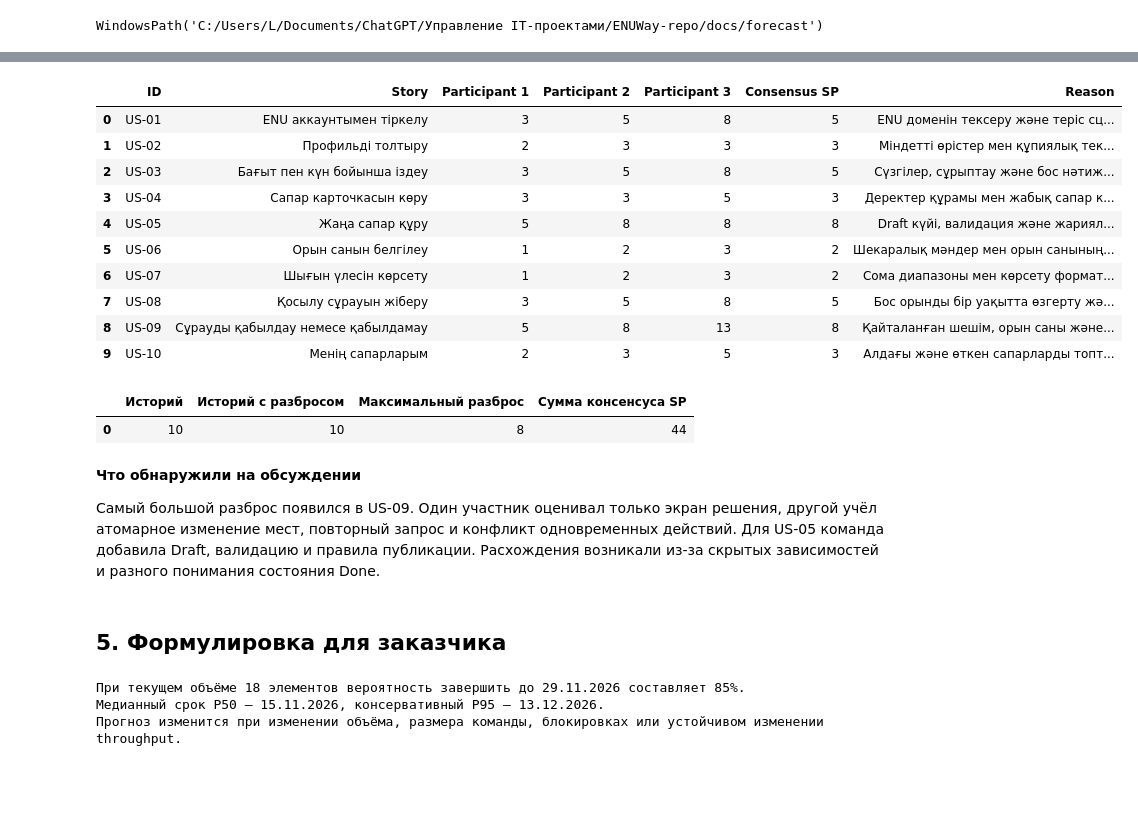
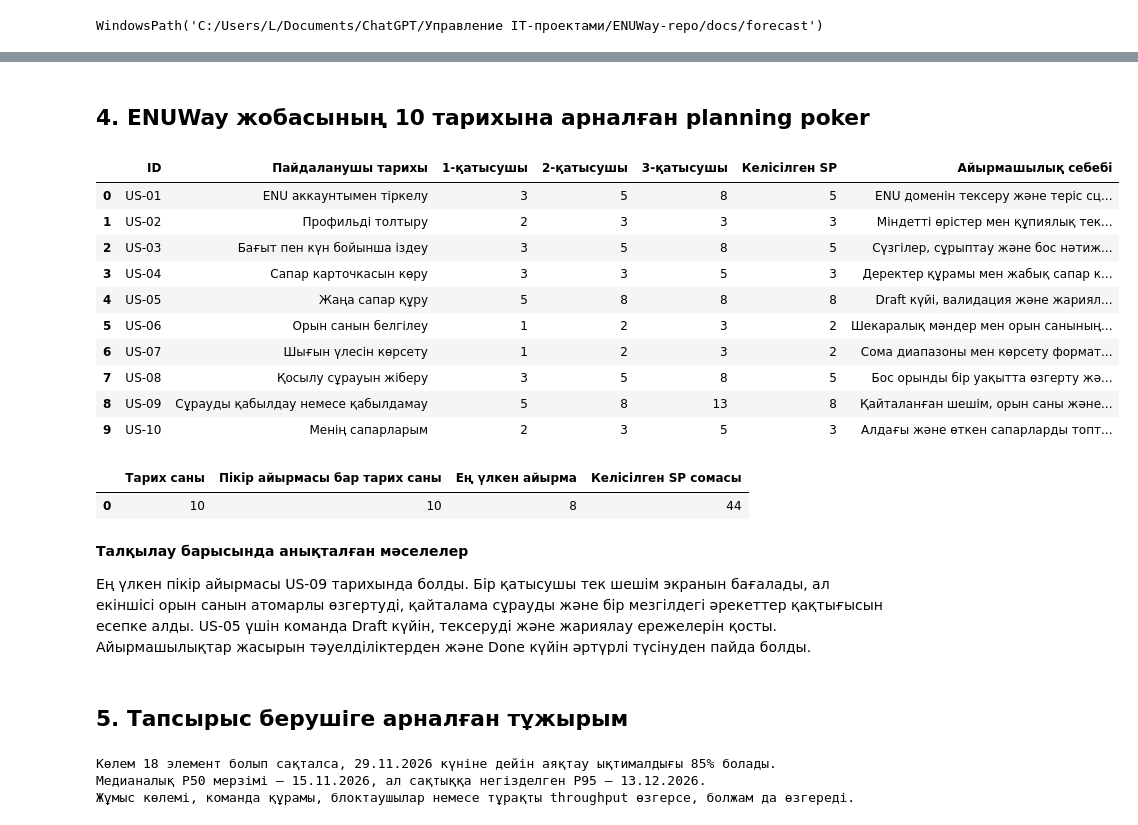
Before and after one commit to nypucjiam-create/ENUWay, a Jupyter notebook: docs/forecast/lz6-monte-carlo.ipynb, the cells around one changed output, grey strips where cells are left out. Drawn from its saved outputs; the diff is of its cells as text; code cells hidden in the pictures; blank space fills up the shorter version.

```diff
--- a/docs/forecast/lz6-monte-carlo.ipynb
+++ b/docs/forecast/lz6-monte-carlo.ipynb
@@ -189,16 +187,18 @@ print("Детерминированный расчёт использует од
+# %% [markdown]
+## 4. ENUWay жобасының 10 тарихына арналған planning poker
 # %%
 display(poker)
-votes = poker[["Participant 1", "Participant 2", "Participant 3"]]
+votes = poker[["1-қатысушы", "2-қатысушы", "3-қатысушы"]]
 spread = votes.max(axis=1) - votes.min(axis=1)
 poker_summary = pd.DataFrame({
-    "Историй": [len(poker)],
-    "Историй с разбросом": [(spread > 0).sum()],
-    "Максимальный разброс": [spread.max()],
-    "Сумма консенсуса SP": [poker["Consensus SP"].sum()],
+    "Тарих саны": [len(poker)],
+    "Пікір айырмасы бар тарих саны": [(spread > 0).sum()],
+    "Ең үлкен айырма": [spread.max()],
+    "Келісілген SP сомасы": [poker["Келісілген SP"].sum()],
 })
 display(poker_summary)
 # %% [output]
-|  | ID | Story | Participant 1 | Participant 2 | Participant 3 | Consensus SP | Reason |
+|  | ID | Пайдаланушы тарихы | 1-қатысушы | 2-қатысушы | 3-қатысушы | Келісілген SP | Айырмашылық себебі |
 | 0 | US-01 | ENU аккаунтымен тіркелу | 3 | 5 | 8 | 5 | ENU доменін тексеру және теріс сц... |
 | 1 | US-02 | Профильді толтыру | 2 | 3 | 3 | 3 | Міндетті өрістер мен құпиялық тек... |
 | 2 | US-03 | Бағыт пен күн бойынша іздеу | 3 | 5 | 8 | 5 | Сүзгілер, сұрыптау және бос нәтиж... |
@@ -209,22 +209,22 @@ display(poker_summary)
 | 7 | US-08 | Қосылу сұрауын жіберу | 3 | 5 | 8 | 5 | Бос орынды бір уақытта өзгерту жә... |
 | 8 | US-09 | Сұрауды қабылдау немесе қабылдамау | 5 | 8 | 13 | 8 | Қайталанған шешім, орын саны және... |
 | 9 | US-10 | Менің сапарларым | 2 | 3 | 5 | 3 | Алдағы және өткен сапарларды топт... |
-|  | Историй | Историй с разбросом | Максимальный разброс | Сумма консенсуса SP |
+|  | Тарих саны | Пікір айырмасы бар тарих саны | Ең үлкен айырма | Келісілген SP сомасы |
 | 0 | 10 | 10 | 8 | 44 |
-# %% [markdown]
-**Что обнаружили на обсуждении**
-
-Самый большой разброс появился в US-09. Один участник оценивал только экран решения, другой учёл
-атомарное изменение мест, повторный запрос и конфликт одновременных действий. Для US-05 команда
-добавила Draft, валидацию и правила публикации. Расхождения возникали из-за скрытых зависимостей
-и разного понимания состояния Done.
-# %% [markdown]
-## 5. Формулировка для заказчика
+# %% [markdown]
+**Талқылау барысында анықталған мәселелер**
+
+Ең үлкен пікір айырмасы US-09 тарихында болды. Бір қатысушы тек шешім экранын бағалады, ал екіншісі
+орын санын атомарлы өзгертуді, қайталама сұрауды және бір мезгілдегі әрекеттер қақтығысын есепке алды.
+US-05 үшін команда Draft күйін, тексеруді және жариялау ережелерін қосты. Айырмашылықтар жасырын
+тәуелділіктерден және Done күйін әртүрлі түсінуден пайда болды.
+# %% [markdown]
+## 5. Тапсырыс берушіге арналған тұжырым
 # %%
-print(f"При текущем объёме 18 элементов вероятность завершить до {percentile_dates[85]:%d.%m.%Y} составляет 85%.")
-print(f"Медианный срок P50 — {percentile_dates[50]:%d.%m.%Y}, консервативный P95 — {percentile_dates[95]:%d.%m.%Y}.")
-print("Прогноз изменится при изменении объёма, размера команды, блокировках или устойчивом изменении throughput.")
+print(f"Көлем 18 элемент болып сақталса, {percentile_dates[85]:%d.%m.%Y} күніне дейін аяқтау ықтималдығы 85% болады.")
+print(f"Медианалық P50 мерзімі — {percentile_dates[50]:%d.%m.%Y}, ал сақтыққа негізделген P95 — {percentile_dates[95]:%d.%m.%Y}.")
+print("Жұмыс көлемі, команда құрамы, блоктаушылар немесе тұрақты throughput өзгерсе, болжам да өзгереді.")
 # %% [output]
-При текущем объёме 18 элементов вероятность завершить до 29.11.2026 составляет 85%.
-Медианный срок P50 — 15.11.2026, консервативный P95 — 13.12.2026.
-Прогноз изменится при изменении объёма, размера команды, блокировках или устойчивом изменении throughput.
+Көлем 18 элемент болып сақталса, 29.11.2026 күніне дейін аяқтау ықтималдығы 85% болады.
+Медианалық P50 мерзімі — 15.11.2026, ал сақтыққа негізделген P95 — 13.12.2026.
+Жұмыс көлемі, команда құрамы, блоктаушылар немесе тұрақты throughput өзгерсе, болжам да өзгереді.
```
Also changed, not shown: parts of 16 cells of this notebook, 7 other files.
